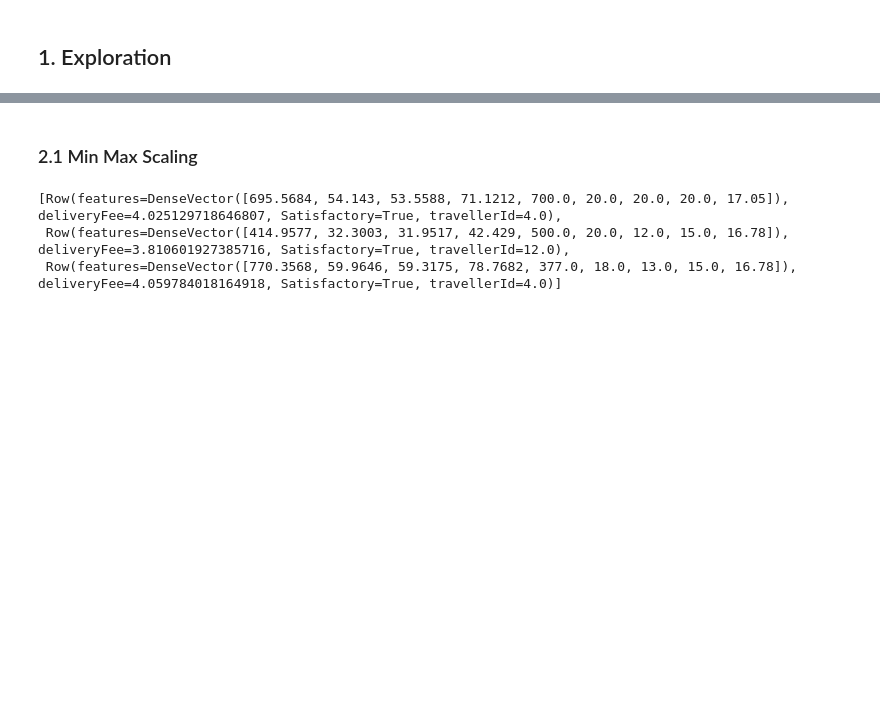
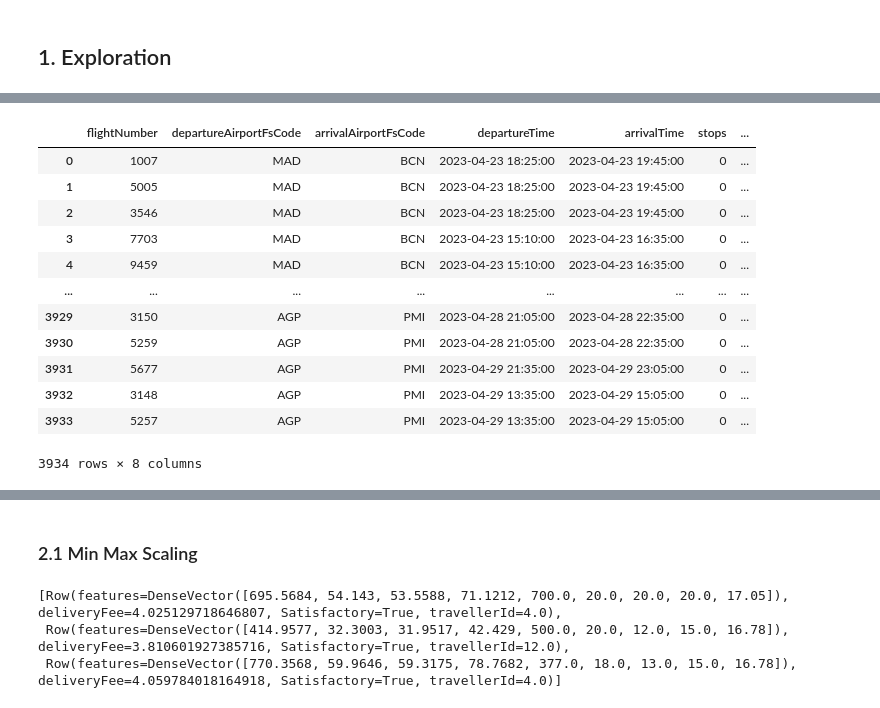
Before and after one commit to SYusupov/BDM_Cargo_Analytics, a Jupyter notebook: predictive_analysis/DeliveryFee_Regression.ipynb, the cells around one changed output, grey strips where cells are left out. Drawn from its saved outputs; the diff is of its cells as text; code cells hidden in the pictures; blank space fills up the shorter version.

```diff
--- a/predictive_analysis/DeliveryFee_Regression.ipynb
+++ b/predictive_analysis/DeliveryFee_Regression.ipynb
@@ -78,0 +123,16 @@ requests.toPandas()
+# %%
+flights.toPandas()
+# %% [output]
+|  | flightNumber | departureAirportFsCode | arrivalAirportFsCode | departureTime | arrivalTime | stops | ... |
+| 0 | 1007 | MAD | BCN | 2023-04-23 18:25:00 | 2023-04-23 19:45:00 | 0 | ... |
+| 1 | 5005 | MAD | BCN | 2023-04-23 18:25:00 | 2023-04-23 19:45:00 | 0 | ... |
+| 2 | 3546 | MAD | BCN | 2023-04-23 18:25:00 | 2023-04-23 19:45:00 | 0 | ... |
+| 3 | 7703 | MAD | BCN | 2023-04-23 15:10:00 | 2023-04-23 16:35:00 | 0 | ... |
+| 4 | 9459 | MAD | BCN | 2023-04-23 15:10:00 | 2023-04-23 16:35:00 | 0 | ... |
+| ... | ... | ... | ... | ... | ... | ... | ... |
+| 3929 | 3150 | AGP | PMI | 2023-04-28 21:05:00 | 2023-04-28 22:35:00 | 0 | ... |
+| 3930 | 5259 | AGP | PMI | 2023-04-28 21:05:00 | 2023-04-28 22:35:00 | 0 | ... |
+| 3931 | 5677 | AGP | PMI | 2023-04-29 21:35:00 | 2023-04-29 23:05:00 | 0 | ... |
+| 3932 | 3148 | AGP | PMI | 2023-04-29 13:35:00 | 2023-04-29 15:05:00 | 0 | ... |
+| 3933 | 5257 | AGP | PMI | 2023-04-29 13:35:00 | 2023-04-29 15:05:00 | 0 | ... |
+3934 rows × 8 columns
```
Also changed, not shown: parts of 29 cells of this notebook, 5 other files.
